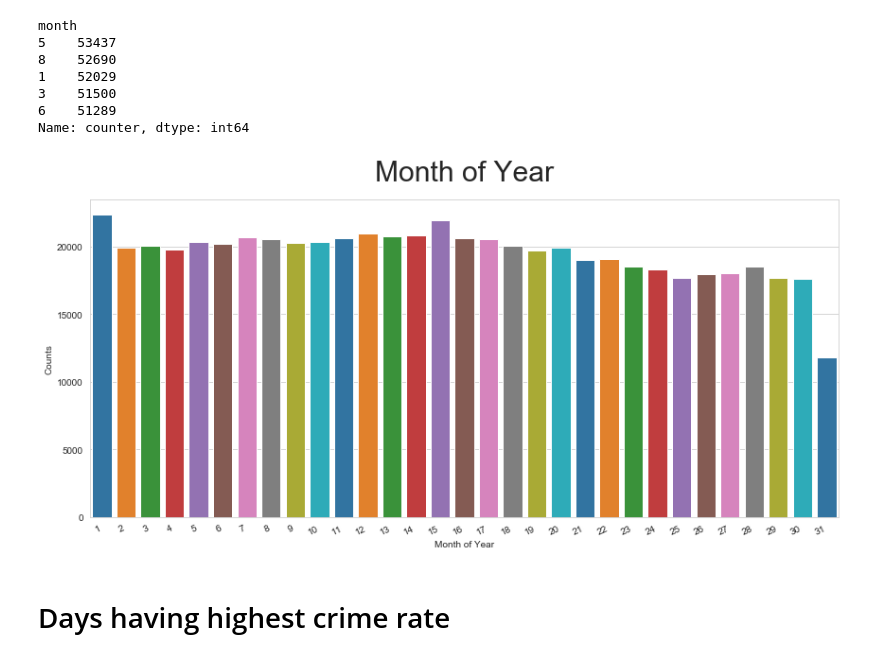
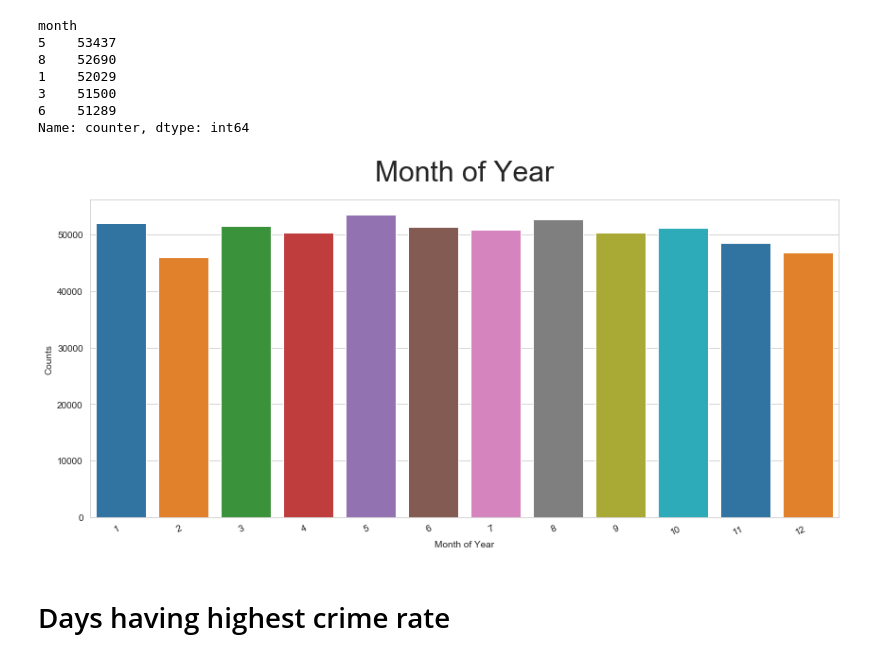
Before and after one commit to abhishekasingh/PythonProjects, a Jupyter notebook: 001 Crimes in Vancouver/Crime in Vancouver.ipynb, the cells around one changed output. Saved outputs shown, nothing was run; the diff lists cells and outputs as text; code cells hidden in the pictures.

```diff
--- a/001 Crimes in Vancouver/Crime in Vancouver.ipynb
+++ b/001 Crimes in Vancouver/Crime in Vancouver.ipynb
@@ -148,14 +148,14 @@ Name: counter, dtype: int64
 # %%
 plt.figure(figsize=(12,6))
 plt.title('Month of Year',fontdict={'fontsize':'30'},pad=20)
-ax = sns.countplot(x='day',data=crime_vancouver,palette=current_palette)
+ax = sns.countplot(x='month',data=crime_vancouver,palette=current_palette)
 ax.set(xlabel='Month of Year')
 ax.set(ylabel='Counts')
 plt.setp(ax.get_xticklabels(), rotation=25, horizontalalignment='right')
 plt.tight_layout()
 plt.savefig('monthsofyear.png')
 # %% [output]
-[figure, old version]
+[figure, new version]
 # %% [markdown]
 # Days having highest crime rate
 # %%
```
